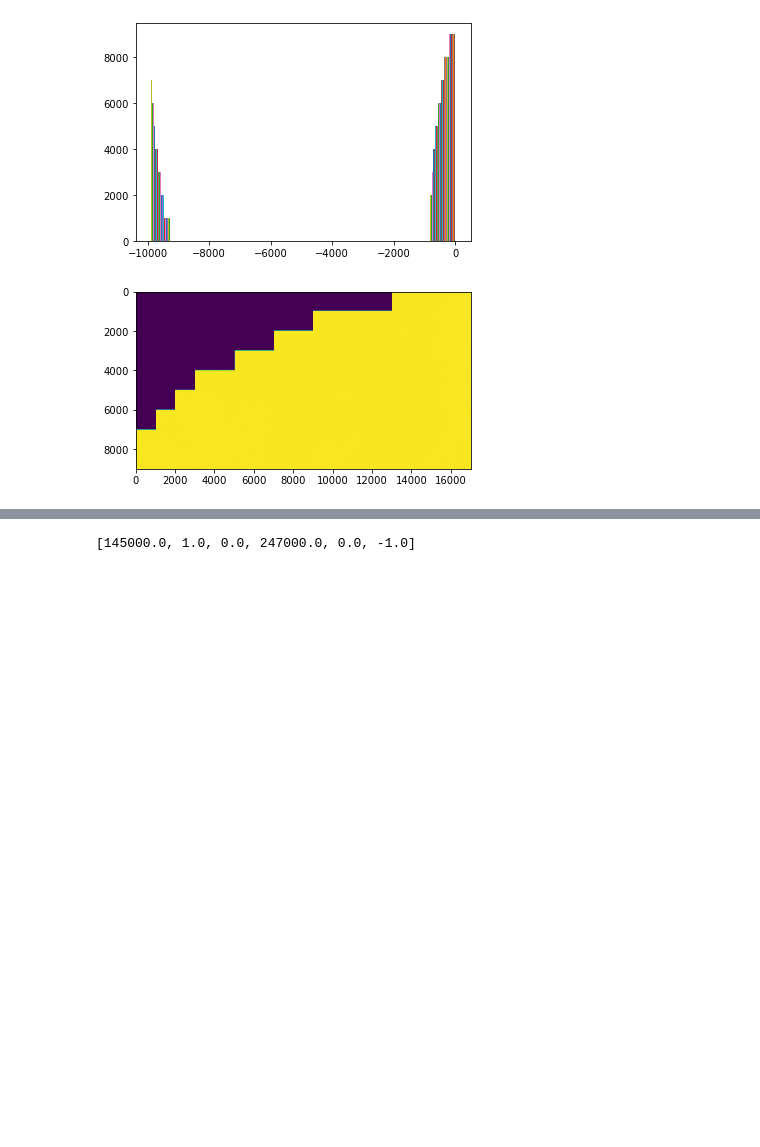
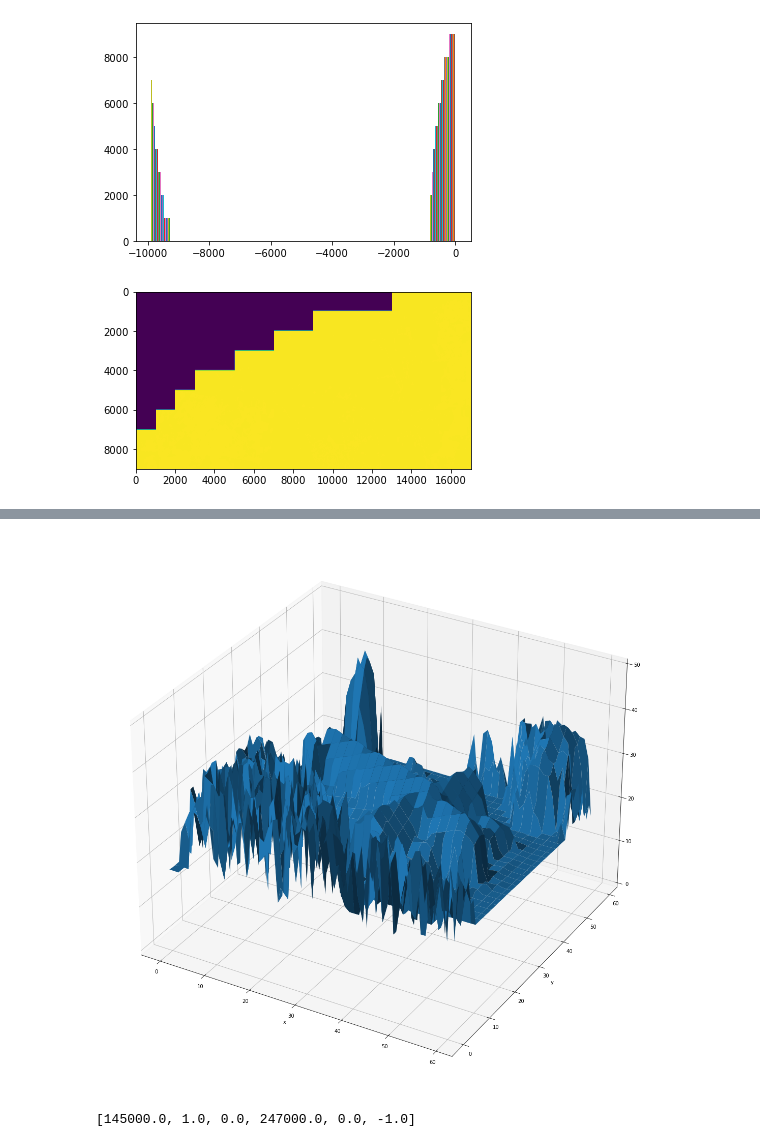
Before and after one commit to eceboran/3D_houses, a Jupyter notebook: plot_single_file.ipynb, the cells around one changed output, grey strips where cells are left out. Drawn from its saved outputs; the diff is of its cells as text; code cells hidden in the pictures; blank space fills up the shorter version.

```diff
--- a/plot_single_file.ipynb
+++ b/plot_single_file.ipynb
@@ -240,0 +221,7 @@ plt.show()
+# %%
+# Coordinates from Google maps & https://epsg.io/
+x_google = 156007.69
+y_google = 239149.63
+
+ind_row_google, ind_col_google = rasterio.transform.TransformMethodsMixin.index(img, x_google, y_google)
+ind_row_google, ind_col_google
@@ -265,3 +270,27 @@ plt.show()
+# %%
+# Plot a subset of the layer as a 3D image
+layer_slice = layer[7000:7200,11000:11100]
+layer_slice = layer[6000:6100, 6010:6105]
+layer_slice = layer[ind_row_google-30:ind_row_google+30, ind_col_google-30:ind_col_google+30]
+
+nx = layer_slice.shape[1]
+ny = layer_slice.shape[0]
+x = range(nx)
+y = range(ny)
+
+X, Y = numpy.meshgrid(x, y)  # `plot_surface` expects `x` and `y` data to be 2D
+
+
+hf = plt.figure(figsize=(20,20))
+ha = hf.add_subplot(111, projection='3d')
+
+ha.plot_surface(X, Y, layer_slice)
+ha.set_zlim(0, 50)
+plt.xlabel('x')
+plt.ylabel('y')
+plt.show()
+# %% [output]
+[figure, added]
 # %%
 map_transform = img.get_transform()
 map_transform
```
Also changed, not shown: parts of 16 cells of this notebook, 2 other files.
